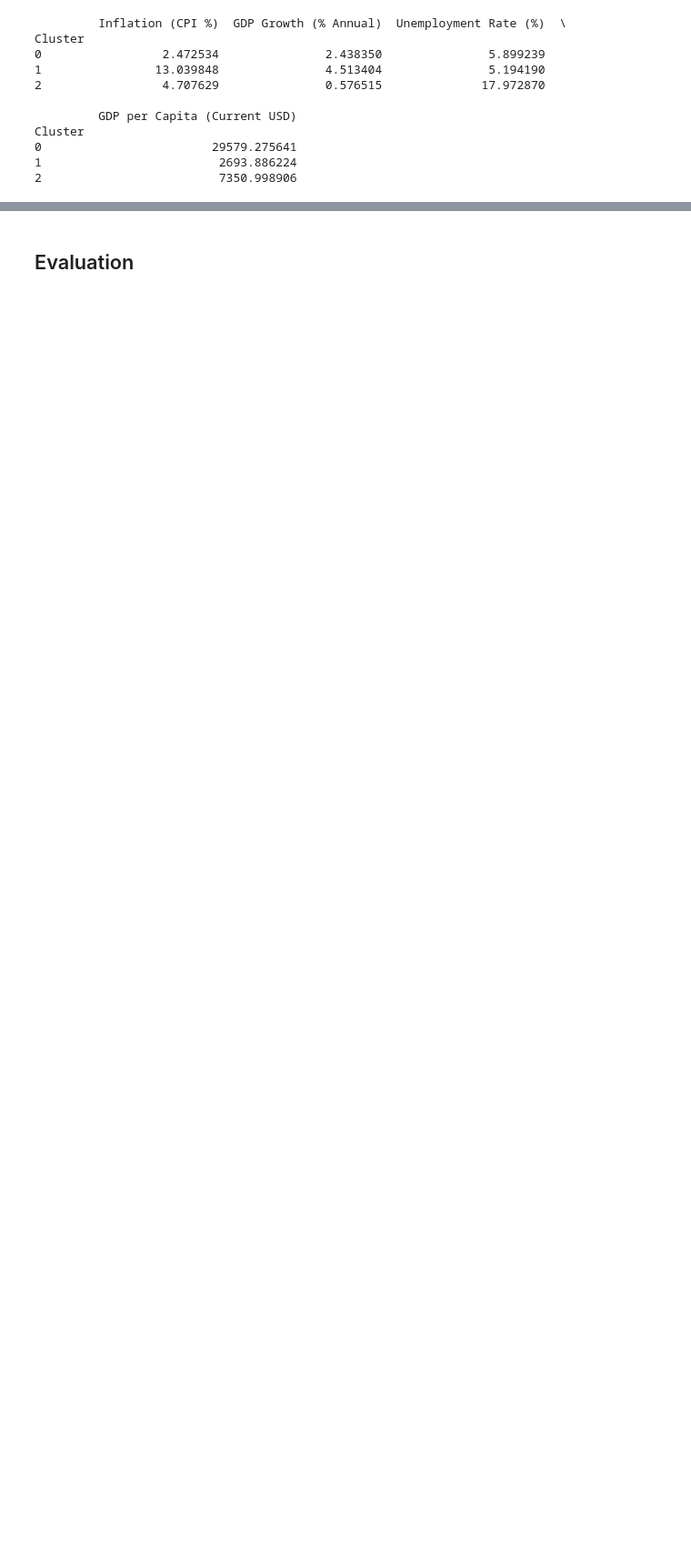
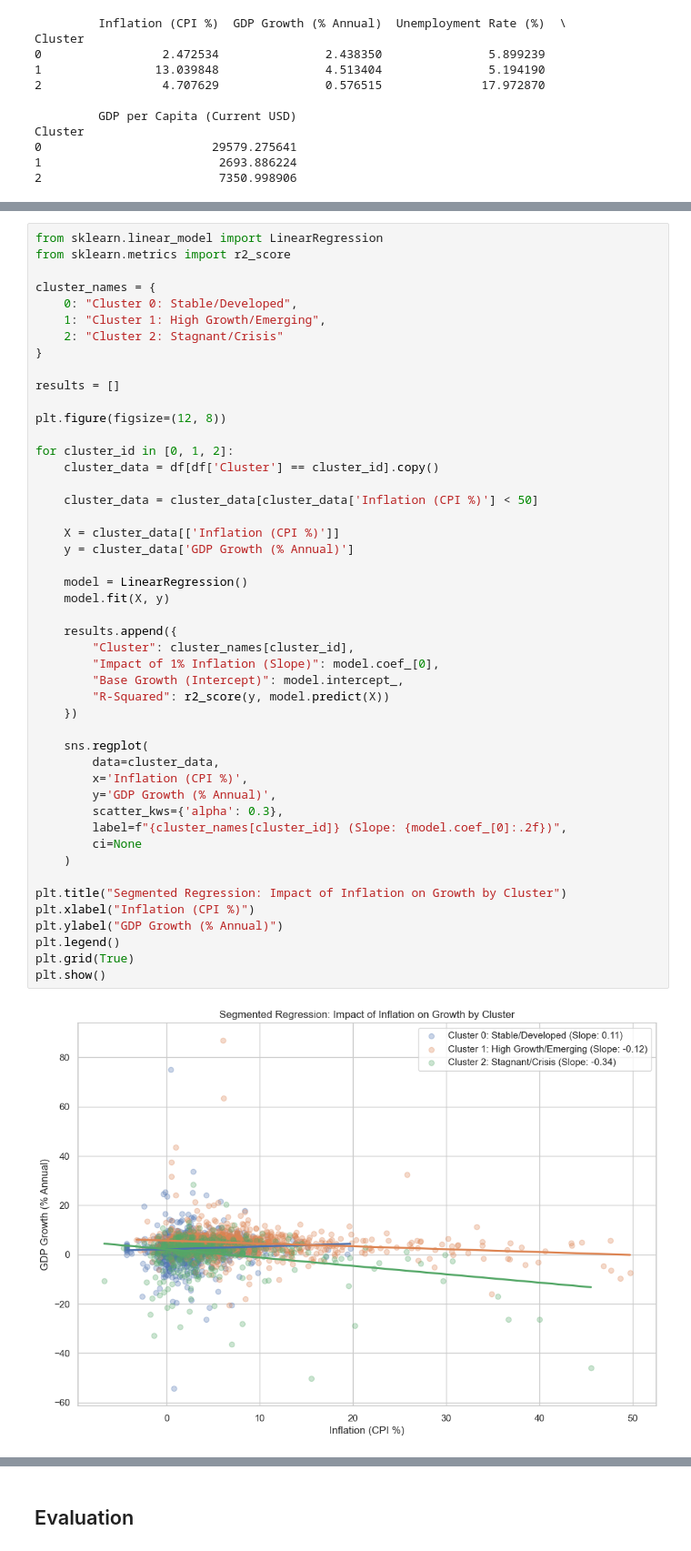
Before and after one commit to spham64/inflation-insights, a Jupyter notebook: inflation.ipynb, the cells around one changed output, grey strips where cells are left out. Shown at 91% size. Cells and saved outputs as stored; diff of their text form; blank space fills up the shorter version.

```diff
--- a/inflation.ipynb
+++ b/inflation.ipynb
@@ -386,0 +389,49 @@ Overall, our clustering model deconstructs the global economy into three distinc
+# %%
+from sklearn.linear_model import LinearRegression
+from sklearn.metrics import r2_score
+
+cluster_names = {
+    0: "Cluster 0: Stable/Developed",
+    1: "Cluster 1: High Growth/Emerging",
+    2: "Cluster 2: Stagnant/Crisis"
+}
+
+results = []
+
+plt.figure(figsize=(12, 8))
+
+for cluster_id in [0, 1, 2]:
+    cluster_data = df[df['Cluster'] == cluster_id].copy()
+
+    cluster_data = cluster_data[cluster_data['Inflation (CPI %)'] < 50]
+
+    X = cluster_data[['Inflation (CPI %)']]
+    y = cluster_data['GDP Growth (% Annual)']
+
+    model = LinearRegression()
+    model.fit(X, y)
+
+    results.append({
+        "Cluster": cluster_names[cluster_id],
+        "Impact of 1% Inflation (Slope)": model.coef_[0],
+        "Base Growth (Intercept)": model.intercept_,
+        "R-Squared": r2_score(y, model.predict(X))
+    })
+
+    sns.regplot(
+        data=cluster_data,
+        x='Inflation (CPI %)',
+        y='GDP Growth (% Annual)',
+        scatter_kws={'alpha': 0.3},
+        label=f"{cluster_names[cluster_id]} (Slope: {model.coef_[0]:.2f})",
+        ci=None
+    )
+
+plt.title("Segmented Regression: Impact of Inflation on Growth by Cluster")
+plt.xlabel("Inflation (CPI %)")
+plt.ylabel("GDP Growth (% Annual)")
+plt.legend()
+plt.grid(True)
+plt.show()
+# %% [output]
+[figure, added]
```
Also changed, not shown: parts of 14 cells of this notebook.
